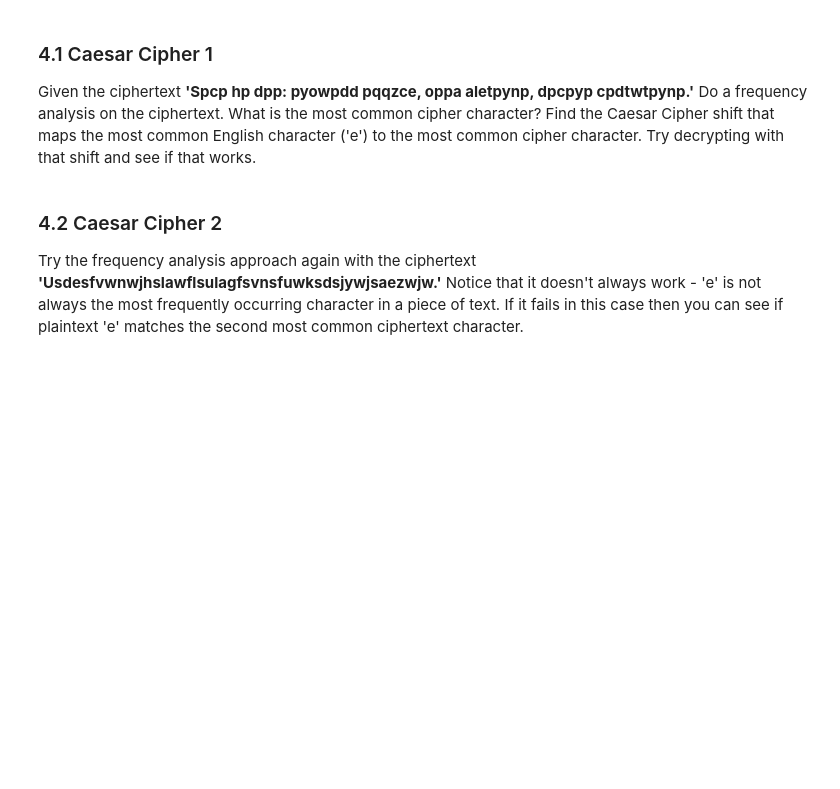
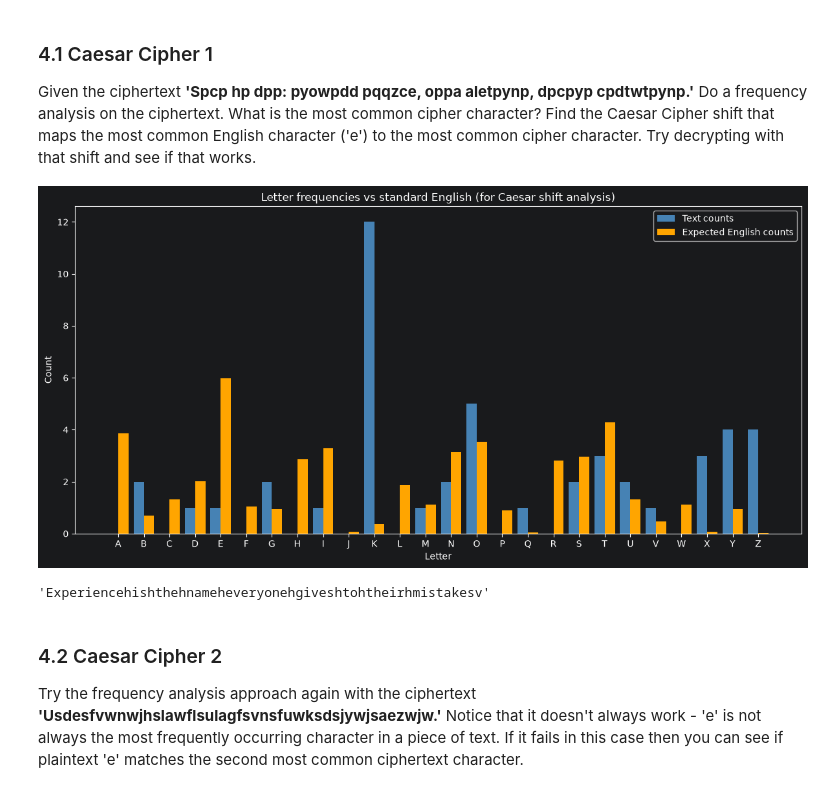
Before and after one commit to rumenvasil3v/Computer-Security, a Jupyter notebook: COM2041lab1.ipynb, the cells around one changed output. Cells and saved outputs as stored; diff of their text form; code cells hidden in the pictures; blank space fills up the shorter version.

Commit message:
Implemented function to decrypt caesar cypher using frequency analysis of english letters that correspond to the same frequency in the cyphertext

```diff
--- a/COM2041lab1.ipynb
+++ b/COM2041lab1.ipynb
@@ -132,10 +200,17 @@ plot_alphabet_frequencies("Hello world! Welcome... to the wonderful world of pro
 Given the ciphertext <b>'Spcp hp dpp: pyowpdd pqqzce, oppa aletpynp, dpcpyp cpdtwtpynp.'</b>  Do a frequency analysis on the ciphertext.  What is the most common cipher character?  Find the Caesar Cipher shift that maps the most common English character ('e') to the most common cipher character.  Try decrypting with that shift and see if that works.
 # %%
 caesar1 = 'Spcp hp dpp: pyowpdd pqqzce, oppa aletpynp, dpcpyp cpdtwtpynp.'
-plot_alphabet_frequencies(caesar1)
+caesar2 = 'Usdesfvwnwjhslawflsulagfsvnsfuwksdsjywjsaezwjw.'
+caesar3 = 'Igjhiiwpihitpsnhidjiiprixrhigxjbewiwgdjvwidjvwixbth.'
+caesar4 = 'Kdvkxoktik oy znk tgsk kbkxeutk mobky zu znkox soyzgqky.'
+plot_alphabet_frequencies(caesar4)
+# %% [output]
+[figure, added]
 # %%
 # Provide the correct shift for the decryption
-caesarDecrypt(caesar1,0)
+caesarDecrypt(caesar4,-6)
+# %% [output]
+'Experiencehishthehnameheveryonehgiveshtohtheirhmistakesv'
 # %% [markdown]
 <h3>4.2 Caesar Cipher 2</h3>
 Try the frequency analysis approach again with the ciphertext <b>'Usdesfvwnwjhslawflsulagfsvnsfuwksdsjywjsaezwjw.'</b>  Notice that it doesn't always work - 'e' is not always the most frequently occurring character in a piece of text.  If it fails in this case then you can see if plaintext 'e' matches the second most common ciphertext character.
```
Also changed, not shown: parts of 4 cells of this notebook.
